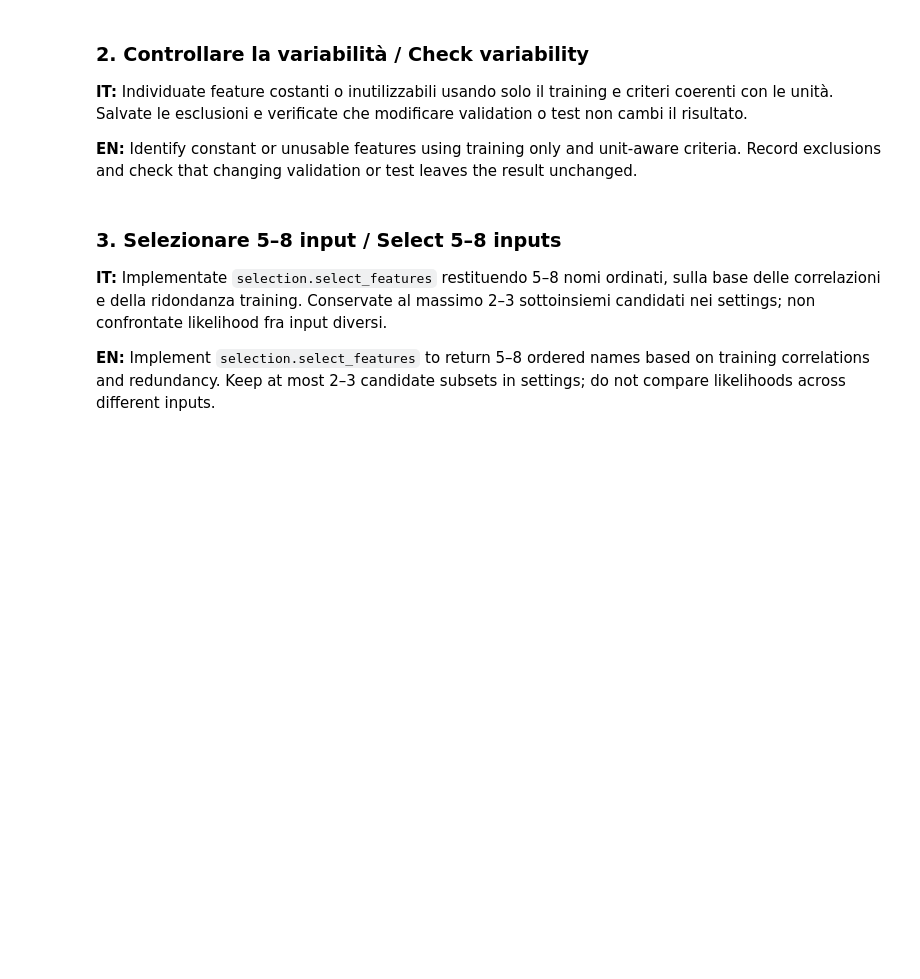
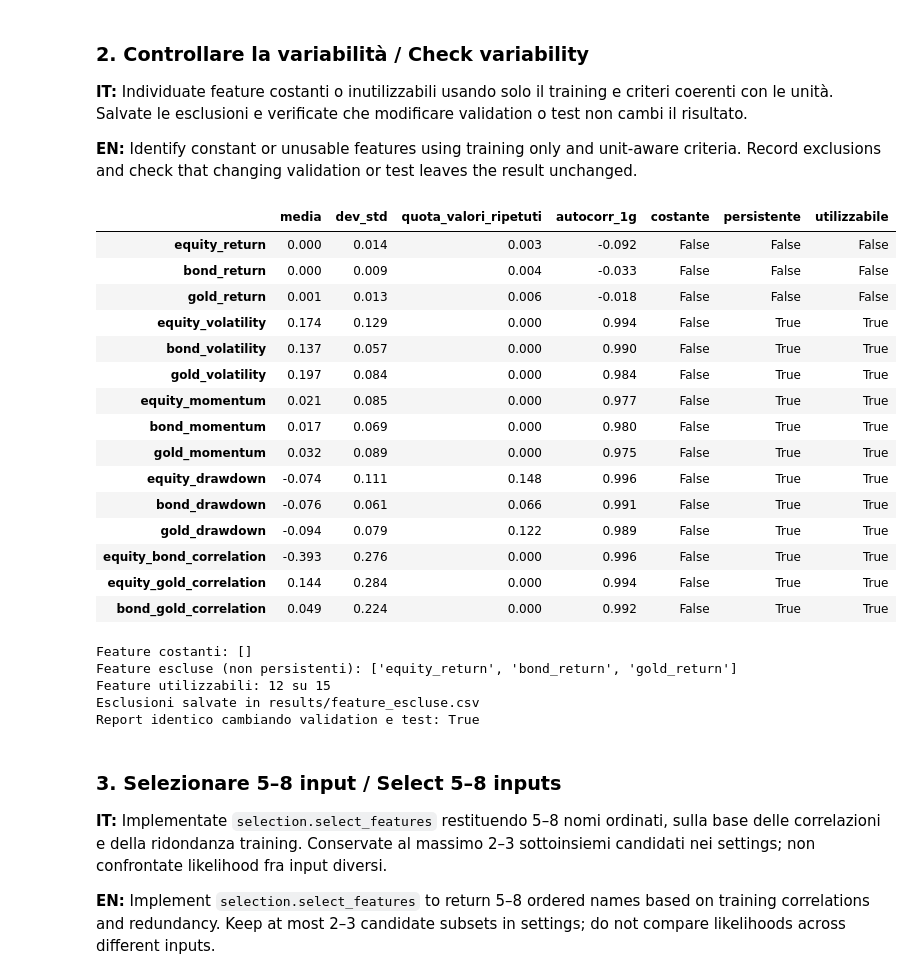
Before and after one commit to Tartaluca21/market-regime-explorer-SF, a Jupyter notebook: notebooks/02_selection_and_baselines.ipynb, the cells around one changed output. Cells and saved outputs as stored; diff of their text form; code cells hidden in the pictures; blank space fills up the shorter version.

Commit message:
NOTEBOOK 2 ultimato

```diff
--- a/notebooks/02_selection_and_baselines.ipynb
+++ b/notebooks/02_selection_and_baselines.ipynb
@@ -76,6 +76,54 @@ Ordine cronologico rispettato (niente shuffle): True
 **IT:** Individuate feature costanti o inutilizzabili usando solo il training e criteri coerenti con le unità. Salvate le esclusioni e verificate che modificare validation o test non cambi il risultato.
 
 **EN:** Identify constant or unusable features using training only and unit-aware criteria. Record exclusions and check that changing validation or test leaves the result unchanged.
+# %%
+from core.selection import controlla_variabilita
+
+# Solo il training: fino all'ultima data del blocco train (inclusa)
+fine_train = confini["train"]["end"]
+report = controlla_variabilita(features, fine_train)
+display(report.round(3))
+
+escluse = report.index[~report["utilizzabile"]].tolist()
+print("Feature costanti:", report.index[report["costante"]].tolist())
+print("Feature escluse (non persistenti):", escluse)
+print("Feature utilizzabili:", report["utilizzabile"].sum(), "su", len(report))
+
+# Salviamo le esclusioni con il motivo
+tab_escluse = report.loc[escluse, ["dev_std", "autocorr_1g"]].copy()
+tab_escluse["motivo"] = "non persistente: cambia a caso ogni giorno"
+tab_escluse.to_csv(project_root / settings["paths"]["results"] / "feature_escluse.csv")
+print("Esclusioni salvate in results/feature_escluse.csv")
+
+# Controllo: sostituiamo validation e test con numeri casuali.
+# Se il report usa solo il training, deve restare identico.
+modificate = features.copy()
+dopo_train = modificate.index > fine_train
+modificate.loc[dopo_train] = np.random.default_rng(0).normal(size=(dopo_train.sum(), modificate.shape[1]))
+report_mod = controlla_variabilita(modificate, fine_train)
+print("Report identico cambiando validation e test:", report_mod.equals(report))
+# %% [output]
+|  | media | dev_std | quota_valori_ripetuti | autocorr_1g | costante | persistente | utilizzabile |
+| equity_return | 0.000 | 0.014 | 0.003 | -0.092 | False | False | False |
+| bond_return | 0.000 | 0.009 | 0.004 | -0.033 | False | False | False |
+| gold_return | 0.001 | 0.013 | 0.006 | -0.018 | False | False | False |
+| equity_volatility | 0.174 | 0.129 | 0.000 | 0.994 | False | True | True |
+| bond_volatility | 0.137 | 0.057 | 0.000 | 0.990 | False | True | True |
+| gold_volatility | 0.197 | 0.084 | 0.000 | 0.984 | False | True | True |
+| equity_momentum | 0.021 | 0.085 | 0.000 | 0.977 | False | True | True |
+| bond_momentum | 0.017 | 0.069 | 0.000 | 0.980 | False | True | True |
+| gold_momentum | 0.032 | 0.089 | 0.000 | 0.975 | False | True | True |
+| equity_drawdown | -0.074 | 0.111 | 0.148 | 0.996 | False | True | True |
+| bond_drawdown | -0.076 | 0.061 | 0.066 | 0.991 | False | True | True |
+| gold_drawdown | -0.094 | 0.079 | 0.122 | 0.989 | False | True | True |
+| equity_bond_correlation | -0.393 | 0.276 | 0.000 | 0.996 | False | True | True |
+| equity_gold_correlation | 0.144 | 0.284 | 0.000 | 0.994 | False | True | True |
+| bond_gold_correlation | 0.049 | 0.224 | 0.000 | 0.992 | False | True | True |
+Feature costanti: []
+Feature escluse (non persistenti): ['equity_return', 'bond_return', 'gold_return']
+Feature utilizzabili: 12 su 15
+Esclusioni salvate in results/feature_escluse.csv
+Report identico cambiando validation e test: True
 # %% [markdown]
 ### 3. Selezionare 5–8 input / Select 5–8 inputs
 
```
Also changed, not shown: parts of 8 cells of this notebook, 4 other files.
